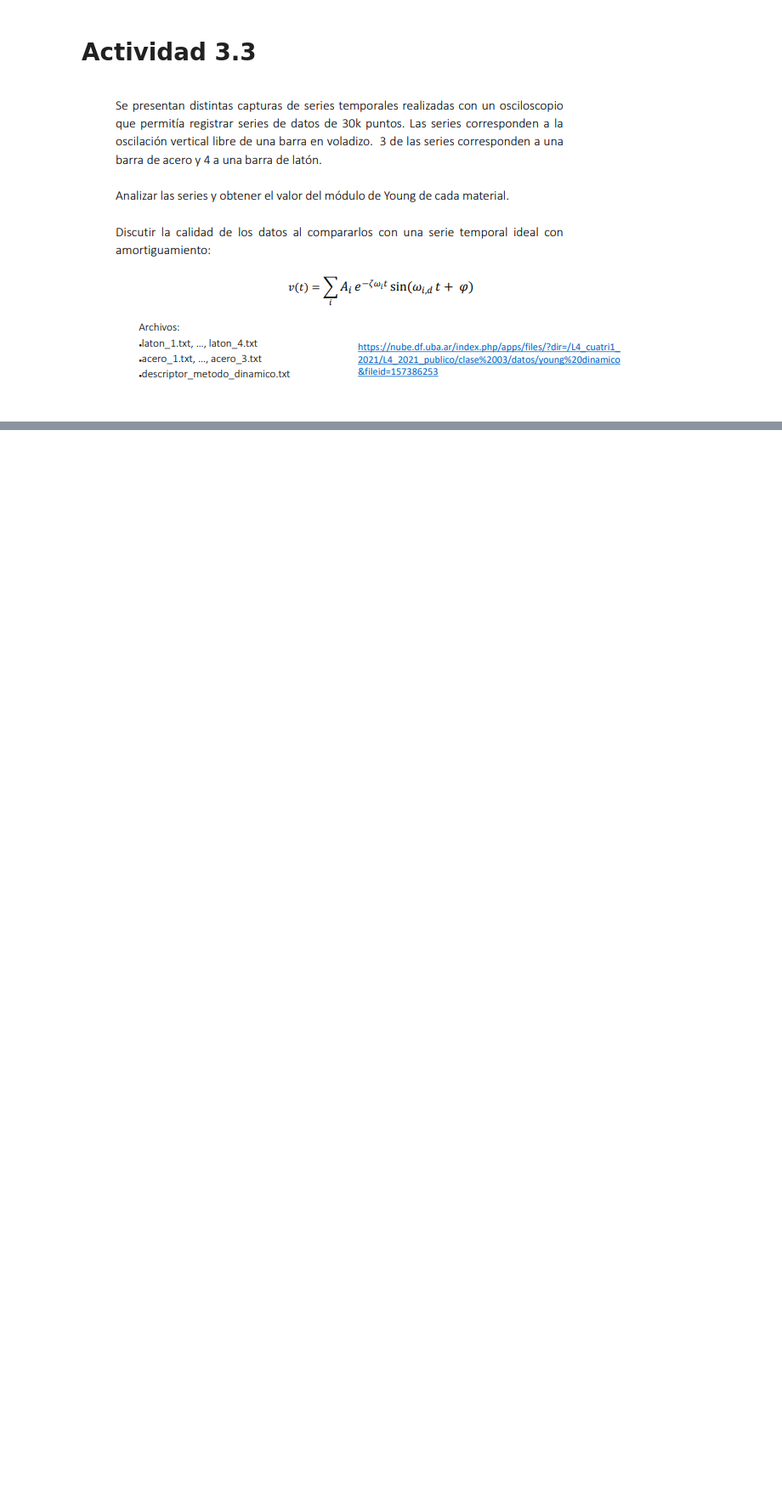
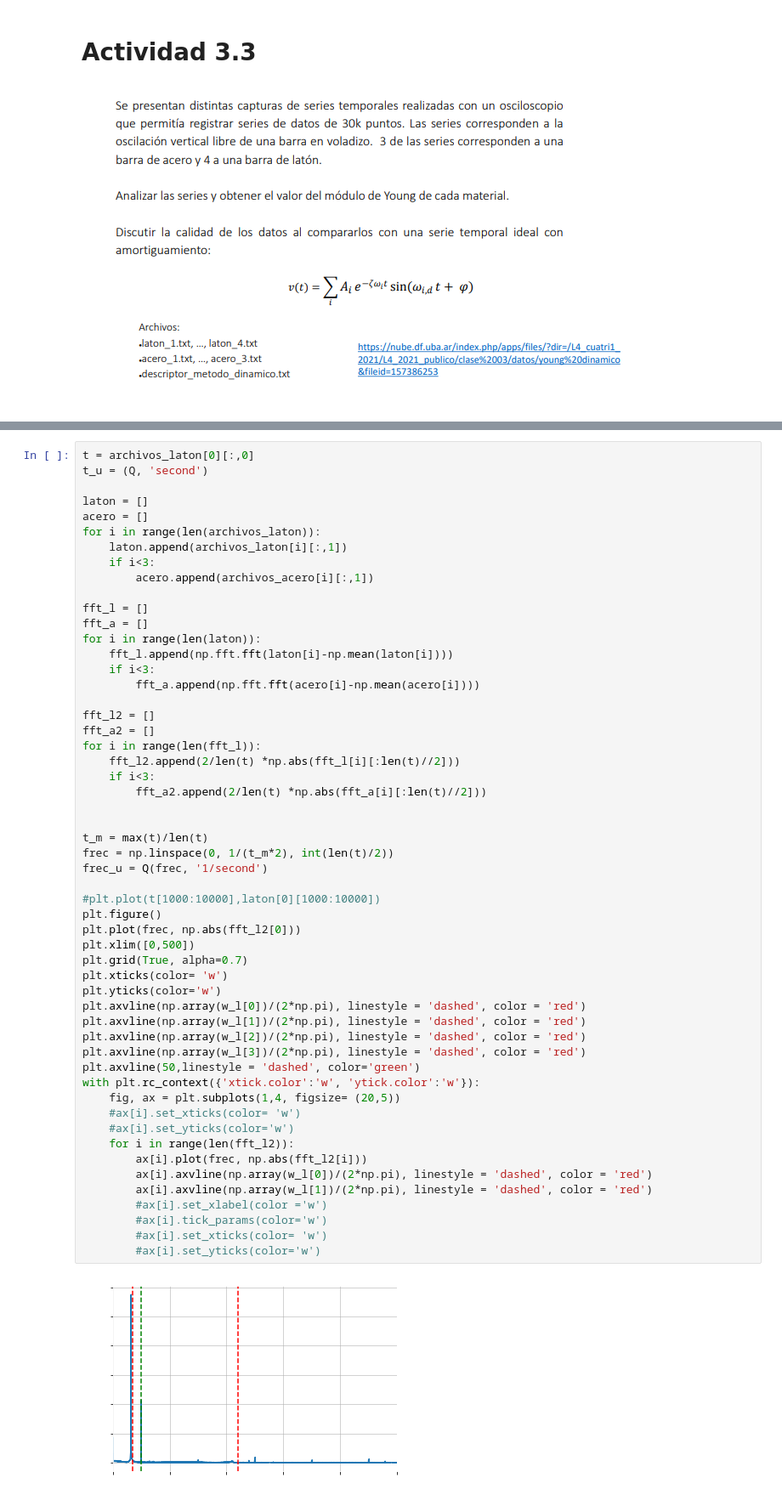
Before and after one commit to tdinapoli/labo-4, a Jupyter notebook: actividad_3/Actividad_3.3.ipynb, the cells around one changed output, grey strips where cells are left out. Shown at 85% size. Cells and saved outputs as stored; diff of their text form; blank space fills up the shorter version.

```diff
--- a/actividad_3/Actividad_3.3.ipynb
+++ b/actividad_3/Actividad_3.3.ipynb
@@ -67,0 +77,56 @@ plt.xlim([0,10])
+# %%
+t = archivos_laton[0][:,0]
+t_u = (Q, 'second')
+
+laton = []
+acero = []
+for i in range(len(archivos_laton)):
+    laton.append(archivos_laton[i][:,1])
+    if i<3:
+        acero.append(archivos_acero[i][:,1])
+
+fft_l = []
+fft_a = []
+for i in range(len(laton)):
+    fft_l.append(np.fft.fft(laton[i]-np.mean(laton[i])))
+    if i<3:
+        fft_a.append(np.fft.fft(acero[i]-np.mean(acero[i])))
+
+fft_l2 = []
+fft_a2 = []
+for i in range(len(fft_l)):
+    fft_l2.append(2/len(t) *np.abs(fft_l[i][:len(t)//2]))
+    if i<3:
+        fft_a2.append(2/len(t) *np.abs(fft_a[i][:len(t)//2]))
+
+
+t_m = max(t)/len(t)
+frec = np.linspace(0, 1/(t_m*2), int(len(t)/2))
+frec_u = Q(frec, '1/second')
+
+#plt.plot(t[1000:10000],laton[0][1000:10000])
+plt.figure()
+plt.plot(frec, np.abs(fft_l2[0]))
+plt.xlim([0,500])
+plt.grid(True, alpha=0.7)
+plt.xticks(color= 'w')
+plt.yticks(color='w')
+plt.axvline(np.array(w_l[0])/(2*np.pi), linestyle = 'dashed', color = 'red')
+plt.axvline(np.array(w_l[1])/(2*np.pi), linestyle = 'dashed', color = 'red')
+plt.axvline(np.array(w_l[2])/(2*np.pi), linestyle = 'dashed', color = 'red')
+plt.axvline(np.array(w_l[3])/(2*np.pi), linestyle = 'dashed', color = 'red')
+plt.axvline(50,linestyle = 'dashed', color='green')
+with plt.rc_context({'xtick.color':'w', 'ytick.color':'w'}):
+    fig, ax = plt.subplots(1,4, figsize= (20,5))
+    #ax[i].set_xticks(color= 'w')
+    #ax[i].set_yticks(color='w')
+    for i in range(len(fft_l2)):
+        ax[i].plot(frec, np.abs(fft_l2[i]))
+        ax[i].axvline(np.array(w_l[0])/(2*np.pi), linestyle = 'dashed', color = 'red')
+        ax[i].axvline(np.array(w_l[1])/(2*np.pi), linestyle = 'dashed', color = 'red')
+        #ax[i].set_xlabel(color ='w')
+        #ax[i].tick_params(color='w')
+        #ax[i].set_xticks(color= 'w')
+        #ax[i].set_yticks(color='w')
+# %% [output]
+[figure, added]
```
Also changed, not shown: parts of 5 cells of this notebook.
